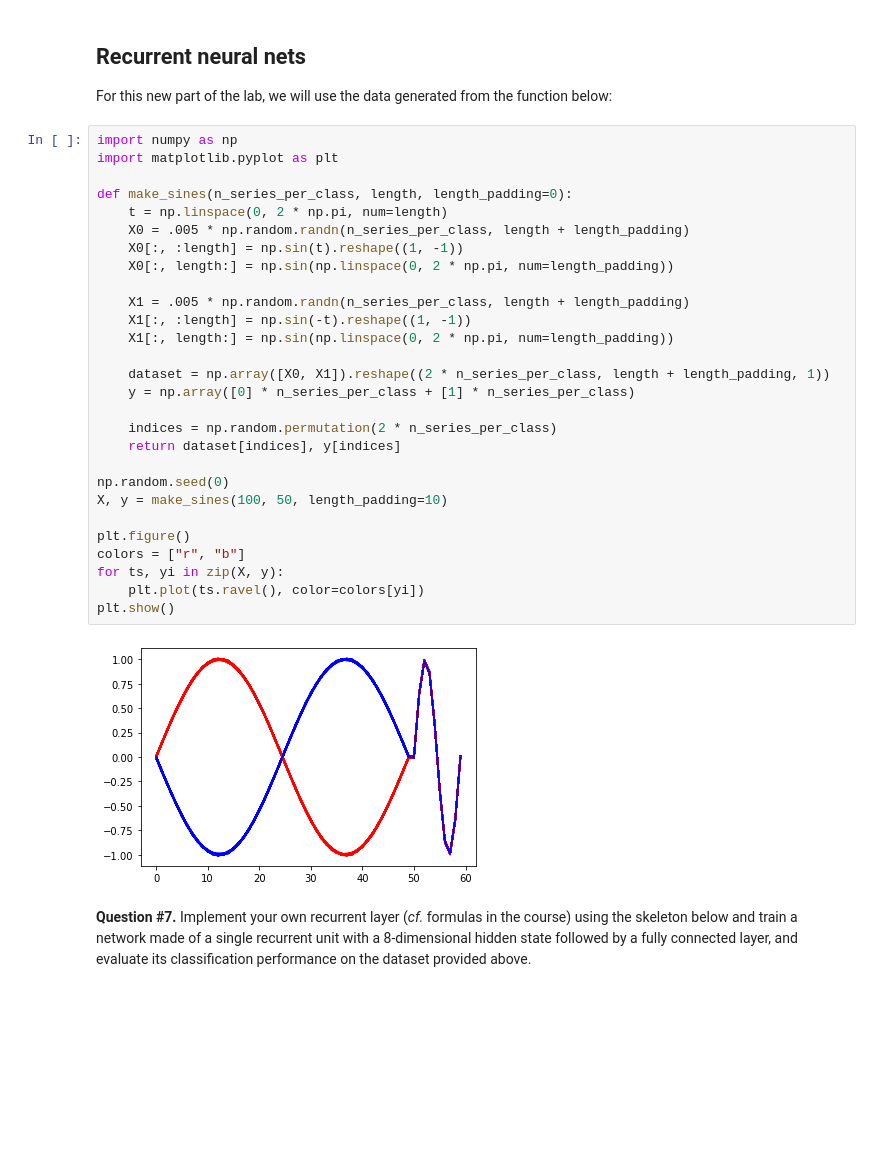
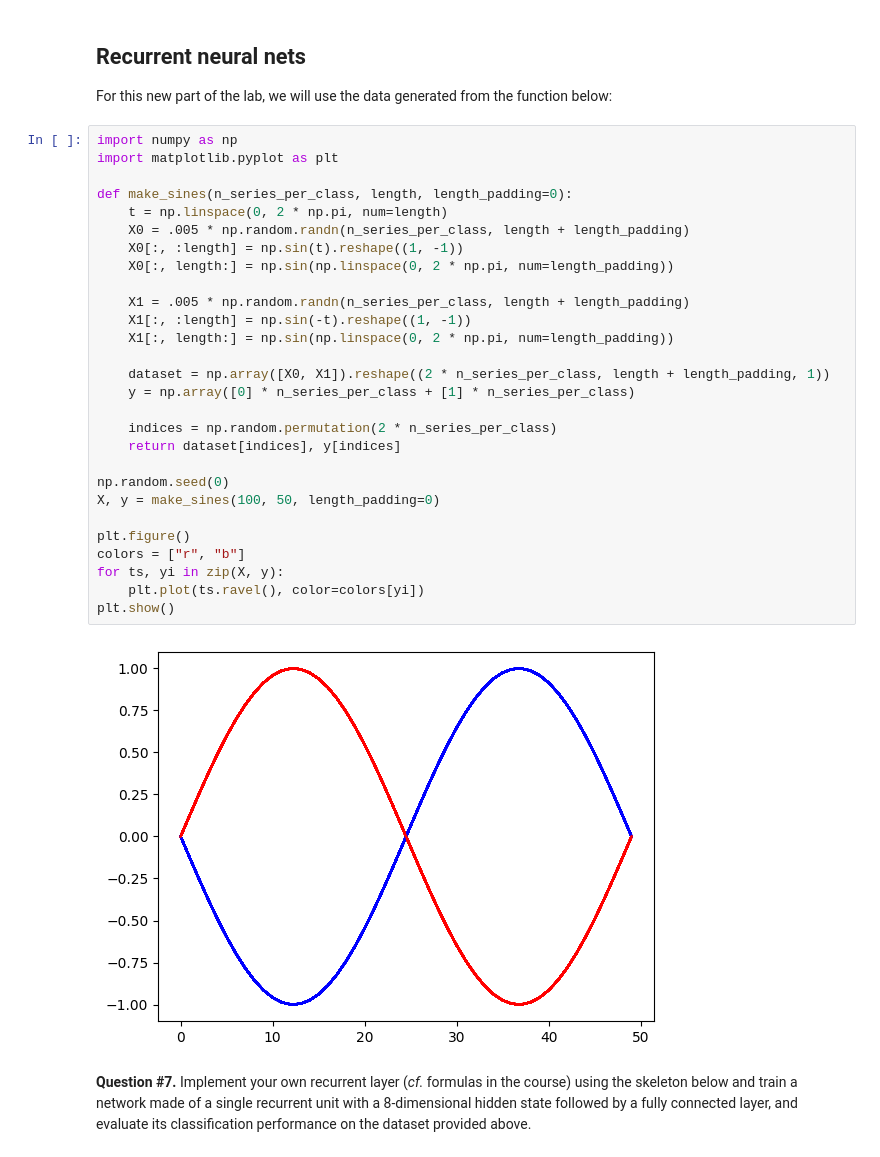
Before and after one commit to SteinDijkstra/notebooks-ml4ts, a Jupyter notebook: 04_deepnets_keras.ipynb, the cells around one changed output. Cells and saved outputs as stored; diff of their text form; blank space fills up the shorter version.

```diff
--- a/04_deepnets_keras.ipynb
+++ b/04_deepnets_keras.ipynb
@@ -134,33 +148,33 @@ For this new part of the lab, we will use the data generated from the function b
 # %%
 import numpy as np
 import matplotlib.pyplot as plt
 
 def make_sines(n_series_per_class, length, length_padding=0):
     t = np.linspace(0, 2 * np.pi, num=length)
     X0 = .005 * np.random.randn(n_series_per_class, length + length_padding)
     X0[:, :length] = np.sin(t).reshape((1, -1))
     X0[:, length:] = np.sin(np.linspace(0, 2 * np.pi, num=length_padding))
 
     X1 = .005 * np.random.randn(n_series_per_class, length + length_padding)
     X1[:, :length] = np.sin(-t).reshape((1, -1))
     X1[:, length:] = np.sin(np.linspace(0, 2 * np.pi, num=length_padding))
 
     dataset = np.array([X0, X1]).reshape((2 * n_series_per_class, length + length_padding, 1))
     y = np.array([0] * n_series_per_class + [1] * n_series_per_class)
 
     indices = np.random.permutation(2 * n_series_per_class)
     return dataset[indices], y[indices]
 
 np.random.seed(0)
-X, y = make_sines(100, 50, length_padding=10)
+X, y = make_sines(100, 50, length_padding=0)
 
 plt.figure()
 colors = ["r", "b"]
 for ts, yi in zip(X, y):
     plt.plot(ts.ravel(), color=colors[yi])
 plt.show()
 # %% [output]
-[figure, old version]
+[figure, new version]
 # %% [markdown]
 **Question #7.** Implement your own recurrent layer (_cf._ formulas in the course) using the skeleton below and train a network
 made of a single recurrent unit with a 8-dimensional hidden state followed by a fully connected layer, and evaluate its classification
```
Also changed, not shown: parts of 21 cells of this notebook.
